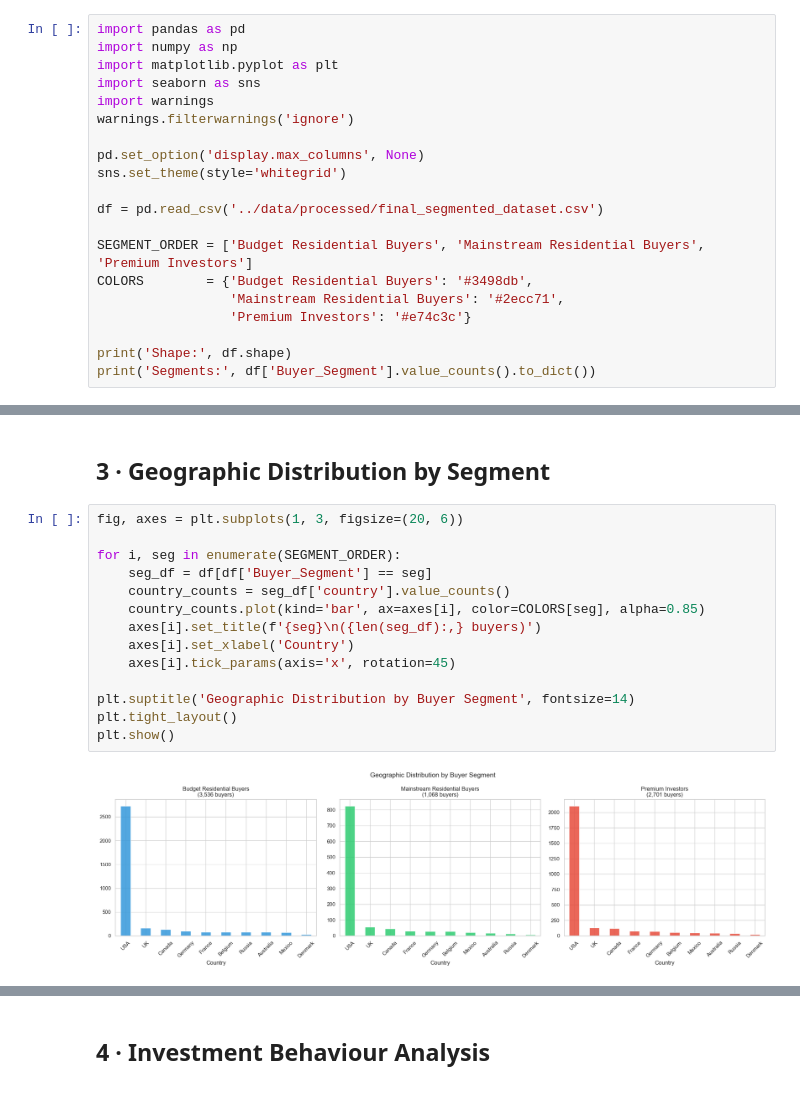
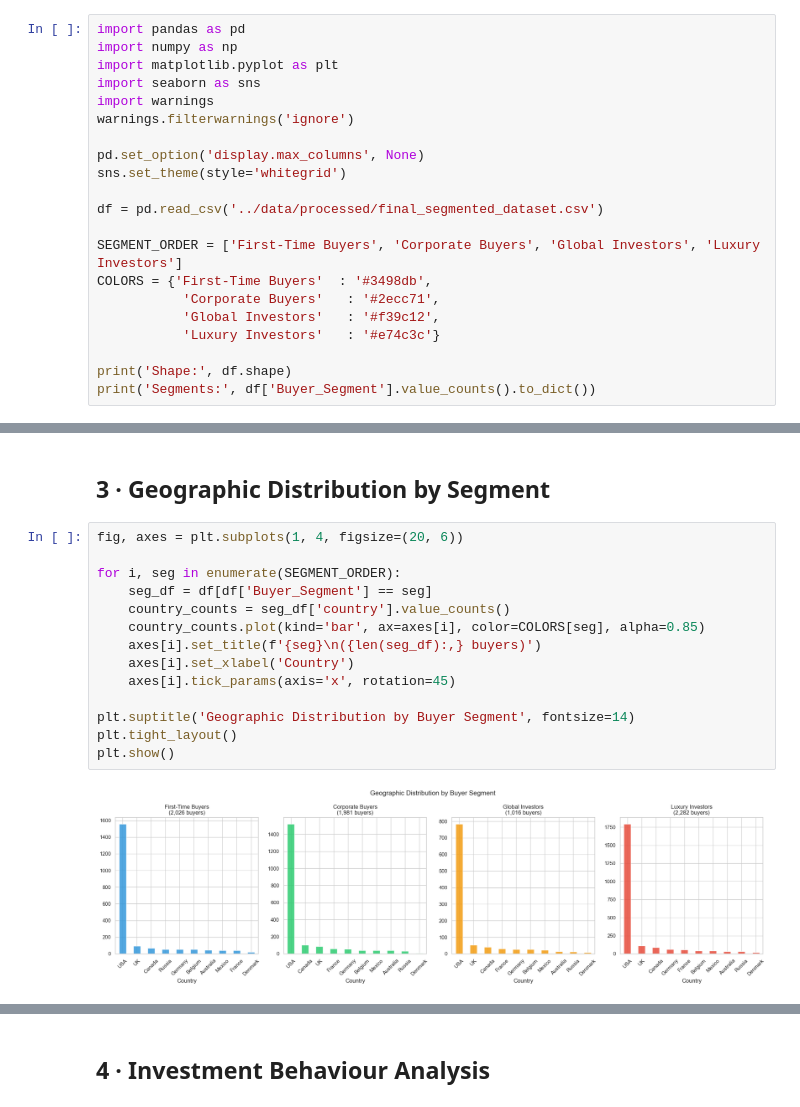
Before and after one commit to sanchit845/buyer-segmentation, a Jupyter notebook: notebooks/04_business_insights.ipynb, the cells around one changed output, grey strips where cells are left out. Cells and saved outputs as stored; diff of their text form.

```diff
--- a/notebooks/04_business_insights.ipynb
+++ b/notebooks/04_business_insights.ipynb
@@ -26,10 +26,11 @@ sns.set_theme(style='whitegrid')
 
 df = pd.read_csv('../data/processed/final_segmented_dataset.csv')
 
-SEGMENT_ORDER = ['Budget Residential Buyers', 'Mainstream Residential Buyers', 'Premium Investors']
-COLORS        = {'Budget Residential Buyers': '#3498db',
-                 'Mainstream Residential Buyers': '#2ecc71',
-                 'Premium Investors': '#e74c3c'}
+SEGMENT_ORDER = ['First-Time Buyers', 'Corporate Buyers', 'Global Investors', 'Luxury Investors']
+COLORS = {'First-Time Buyers'  : '#3498db',
+           'Corporate Buyers'   : '#2ecc71',
+           'Global Investors'   : '#f39c12',
+           'Luxury Investors'   : '#e74c3c'}
 
 print('Shape:', df.shape)
 print('Segments:', df['Buyer_Segment'].value_counts().to_dict())
@@ -83,21 +85,21 @@ plt.show()
 # %% [markdown]
 ## 3 · Geographic Distribution by Segment
 # %%
-fig, axes = plt.subplots(1, 3, figsize=(20, 6))
+fig, axes = plt.subplots(1, 4, figsize=(20, 6))
 
 for i, seg in enumerate(SEGMENT_ORDER):
     seg_df = df[df['Buyer_Segment'] == seg]
     country_counts = seg_df['country'].value_counts()
     country_counts.plot(kind='bar', ax=axes[i], color=COLORS[seg], alpha=0.85)
     axes[i].set_title(f'{seg}\n({len(seg_df):,} buyers)')
     axes[i].set_xlabel('Country')
     axes[i].tick_params(axis='x', rotation=45)
 
 plt.suptitle('Geographic Distribution by Buyer Segment', fontsize=14)
 plt.tight_layout()
 plt.show()
 # %% [output]
-[figure, old version]
+[figure, new version]
 # %%
 # Country × Segment heatmap
 country_seg = pd.crosstab(df['country'], df['Buyer_Segment'])[SEGMENT_ORDER]
```
Also changed, not shown: parts of 10 cells of this notebook, 11 other files.
